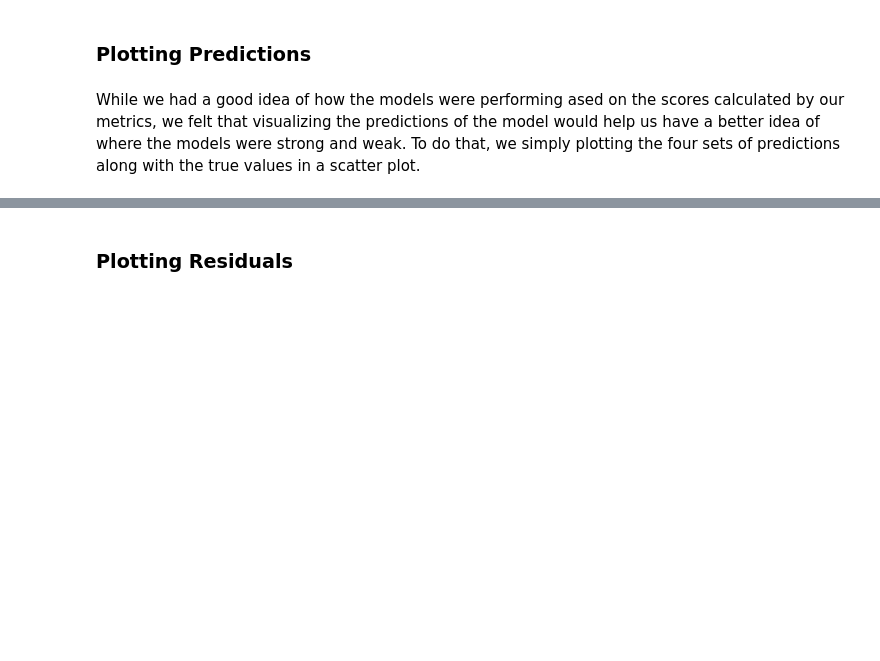
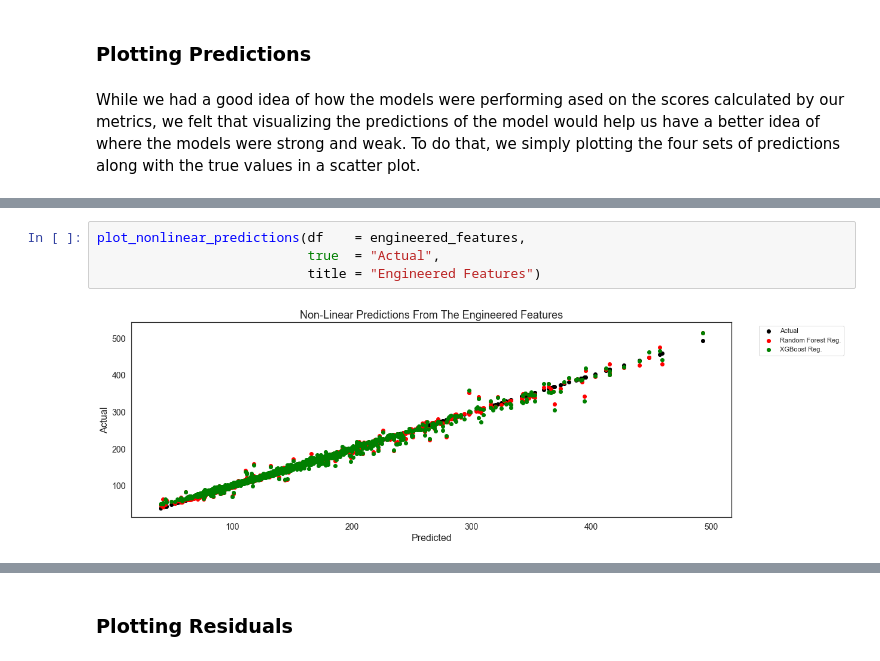
Before and after one commit to a-bergman/DSI-Capstone, a Jupyter notebook: Code/Modeling And Evaluation.ipynb, the cells around one changed output, grey strips where cells are left out. Cells and saved outputs as stored; diff of their text form; blank space fills up the shorter version.

```diff
--- a/Code/Modeling And Evaluation.ipynb
+++ b/Code/Modeling And Evaluation.ipynb
@@ -763,0 +1093,6 @@ The models run on the engineered features were also very dense in the 100 to 200
+# %%
+plot_nonlinear_predictions(df    = engineered_features,
+                           true  = "Actual",
+                           title = "Engineered Features")
+# %% [output]
+[figure, added]
```
Also changed, not shown: parts of 78 cells of this notebook.
